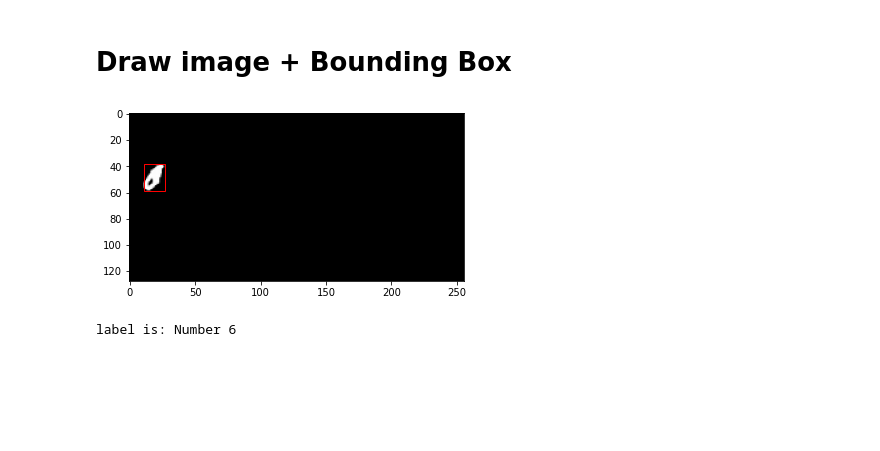
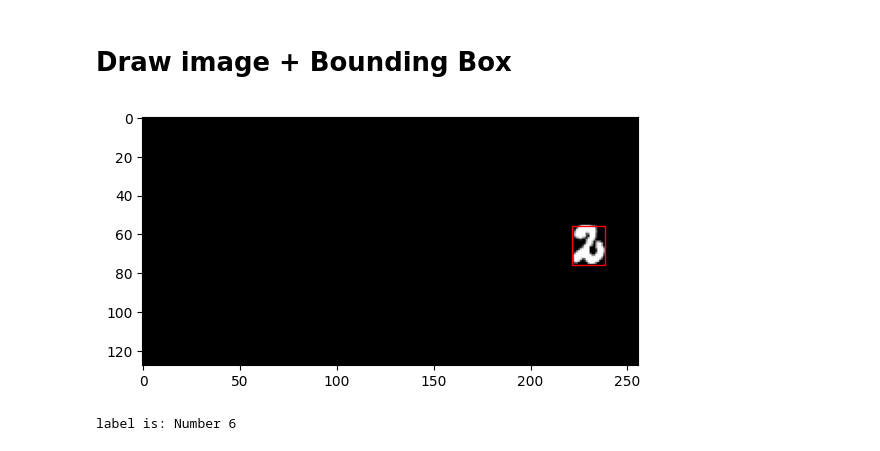
Before and after one commit to 0r4nd/HandwritingRecognition, a Jupyter notebook: notebooks/HandwritingRecognition.ipynb, the cells around one changed output. Drawn from its saved outputs; the diff is of its cells as text; code cells hidden in the pictures; blank space fills up the shorter version.

```diff
--- a/notebooks/HandwritingRecognition.ipynb
+++ b/notebooks/HandwritingRecognition.ipynb
@@ -1241,5 +1241,5 @@ ________________________________________________________________________________
 # %% [markdown]
 # Run
 # %%
-trainer.run(epochs = 2)
+trainer.run(epochs = 50)
 # %% [output]
@@ -1308,23 +1319,23 @@ trainer.evaluate()
 # %%
 def plt_rectangle(tup):
     x1 = tup[0]
     y1 = tup[1]
     x2 = tup[2]
     y2 = tup[3]
     plt.gca().add_patch(Rectangle((x1-0.5,y1-0.5),x2-x1,y2-y1,linewidth=1,edgecolor='r',facecolor='none'))
     return
 
 
-idx = 28
+idx = 110
 
 
 
 
 plt.imshow(trainer.X_train[idx], cmap='gray');
 
 plt_rectangle(trainer.y_train[1][idx] * np.array([256,128,256,128]))
 # %% [output]
-[figure, old version]
+[figure, new version]
 # %%
 labels = ["Number 0",
           "Number 1",
```
Also changed, not shown: parts of 19 cells of this notebook.
